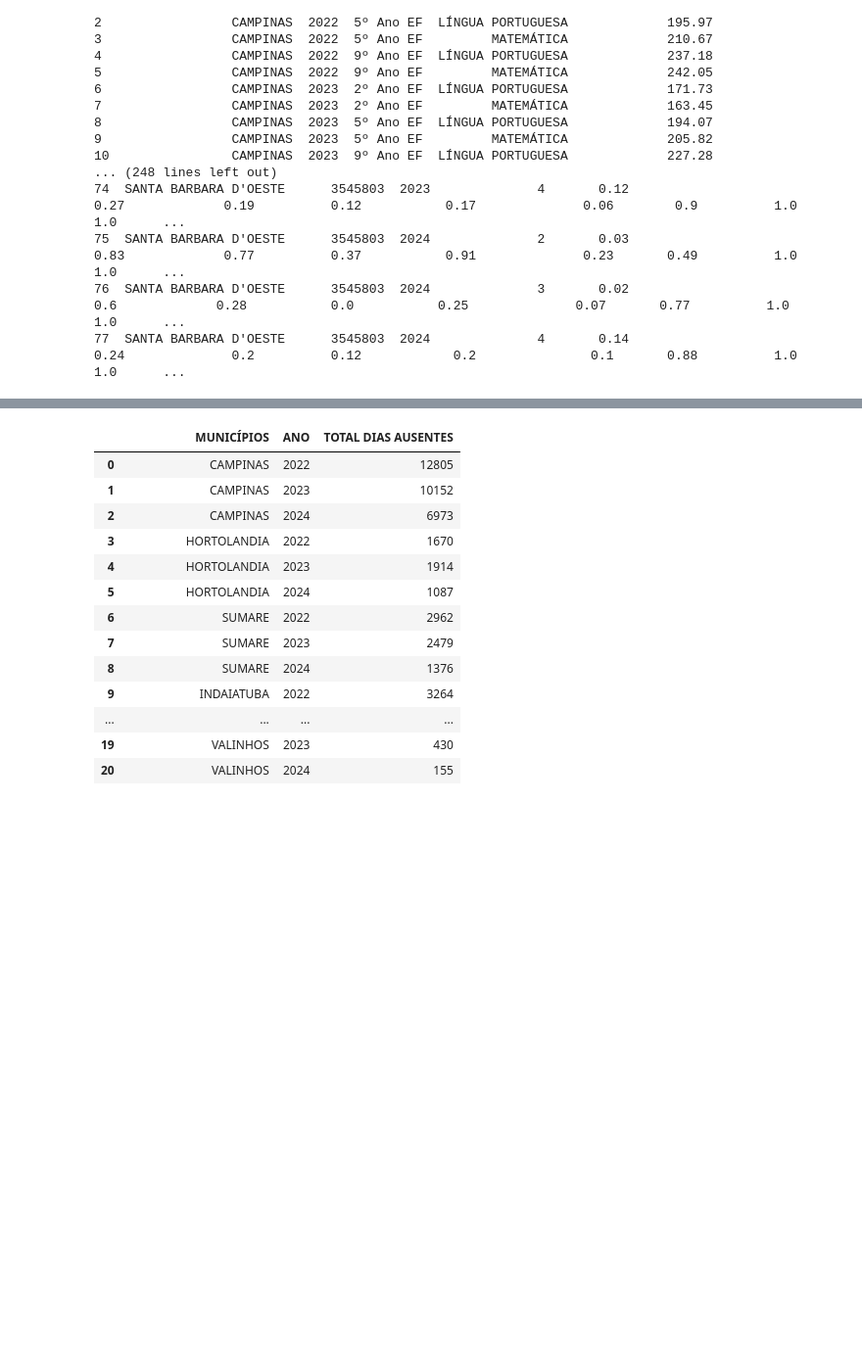
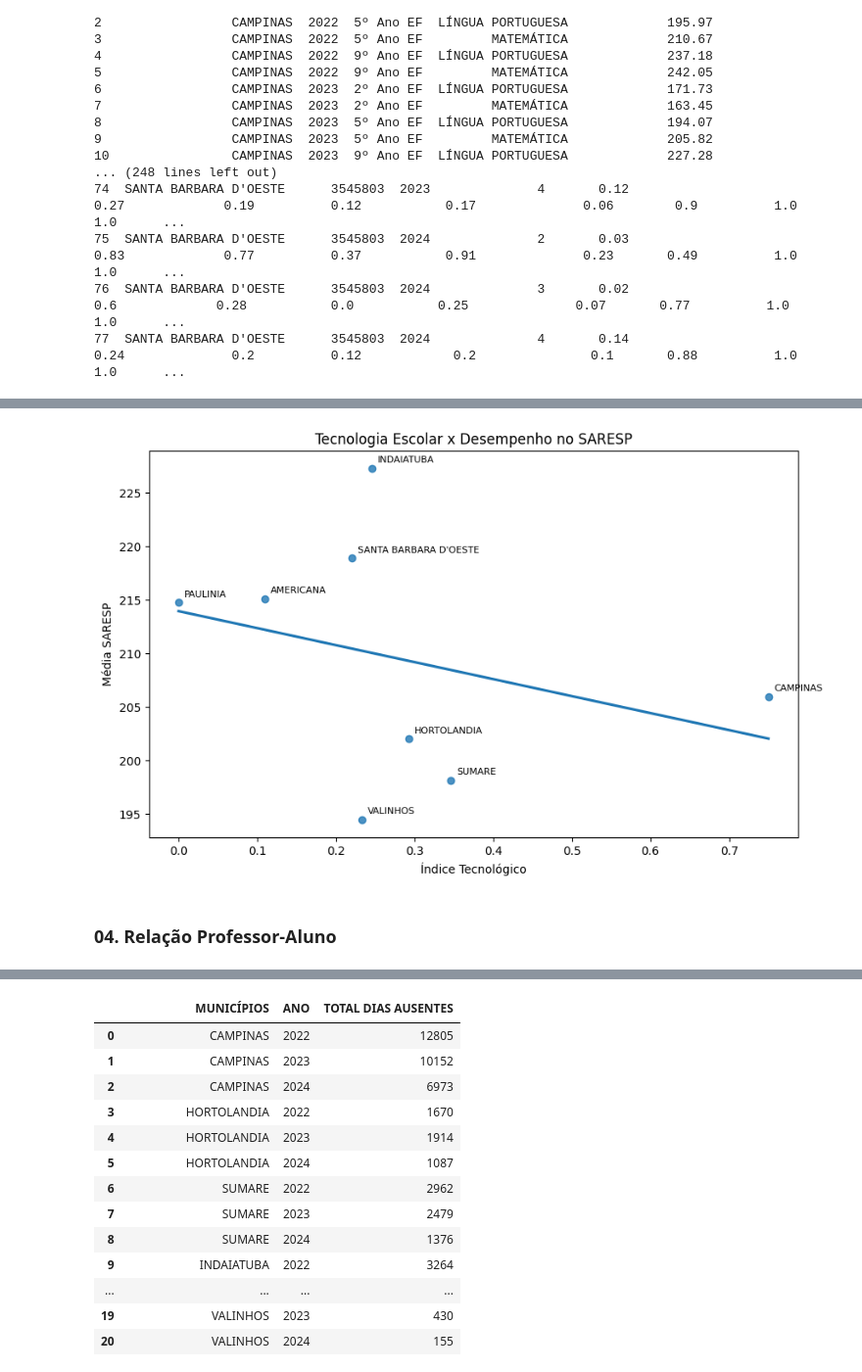
Before and after one commit to leasju/pi_educacao_qualidade, a Jupyter notebook: Notebooks/PI_ANÁLISE.ipynb, the cells around one changed output, grey strips where cells are left out. Shown at 98% size. Drawn from its saved outputs; the diff is of its cells as text; code cells hidden in the pictures; blank space fills up the shorter version.

```diff
--- a/Notebooks/PI_ANÁLISE.ipynb
+++ b/Notebooks/PI_ANÁLISE.ipynb
@@ -248,0 +743,10 @@ Index(['MUNICÍPIOS', 'ANO', 'TOTAL FALTAS JUST', 'TOTAL FALTAS INJUST',
+# %%
+#Junta os dados de tecnologia educacional com os dados de SARESP
+#usando o município como primary key
+df_analiseTres = pd.merge(
+    df_tecInfra[["Município", "Indice_Tecnologia"]],
+    df_sarespMedia,
+    on="Município"
+)
+
+df_analiseTres
@@ -248,0 +763,31 @@ Index(['MUNICÍPIOS', 'ANO', 'TOTAL FALTAS JUST', 'TOTAL FALTAS INJUST',
+# %%
+plt.figure(figsize=(10,6))
+
+#Plota a relação entre índice de tecnologia educacional e desempenho no SARESP,
+#incluindo a linha de regressão para observar tendência de correlação
+sns.regplot(
+    data=df_analiseTres,
+    x="Indice_Tecnologia",
+    y="SARESP",
+    ci=None
+)
+
+#Adiciona rótulos com o nome de cada município em cada ponto do gráfico
+for _, row in df_analiseTres.iterrows():
+    plt.annotate(
+        row["Município"],
+        (row["Indice_Tecnologia"], row["SARESP"]),
+        xytext=(5,5),
+        textcoords="offset points",
+        fontsize=8
+    )
+
+plt.title("Tecnologia Escolar x Desempenho no SARESP")
+plt.xlabel("Índice Tecnológico")
+plt.ylabel("Média SARESP")
+
+plt.show()
+# %% [output]
+[figure, added]
+# %% [markdown]
+### 04. Relação Professor-Aluno
```
Also changed, not shown: parts of 52 cells of this notebook.
